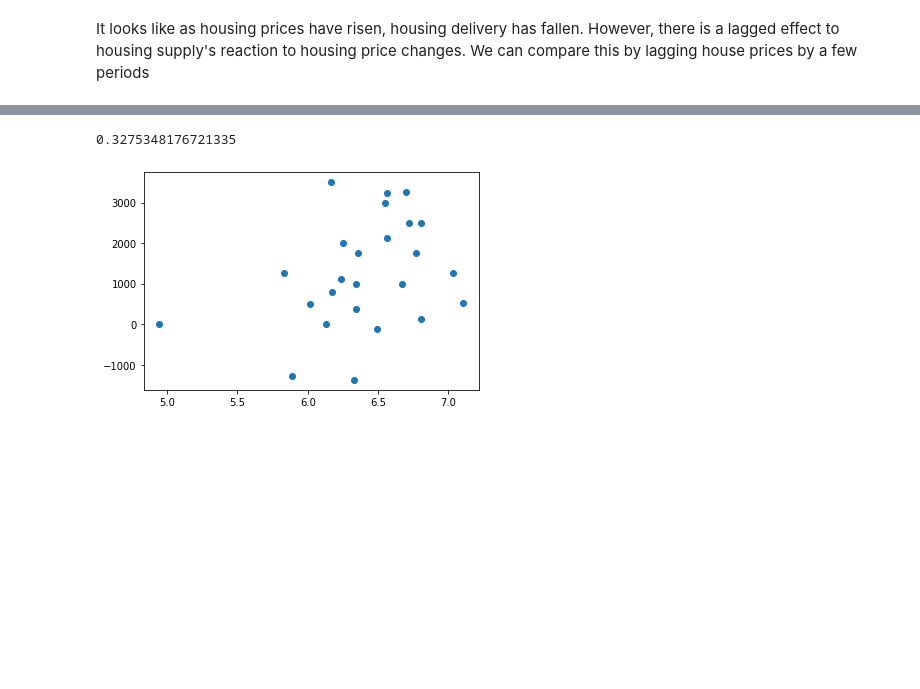
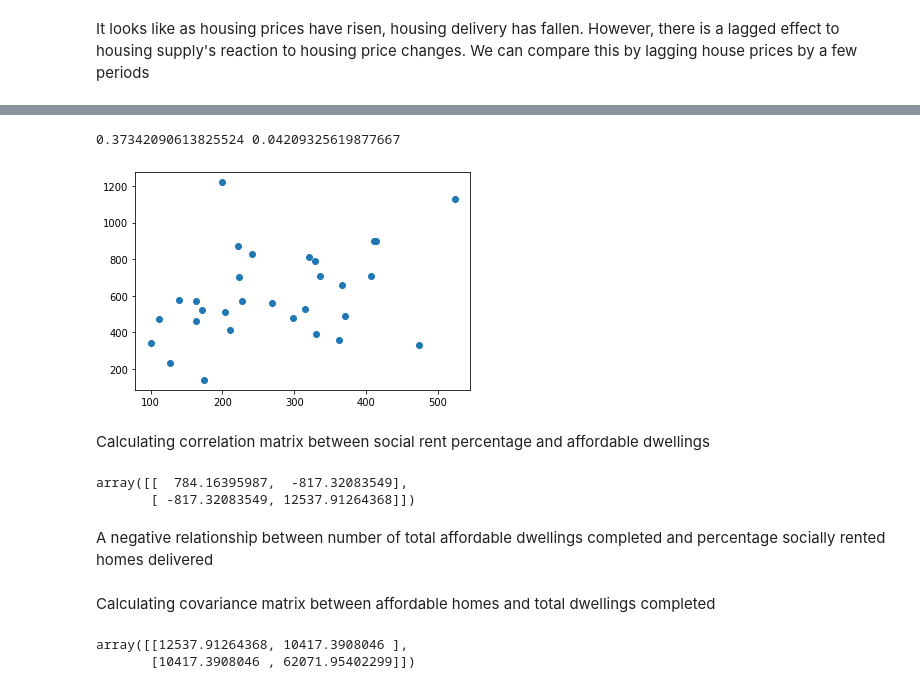
Before and after one commit to potato-bit/RA, a Jupyter notebook: cleaned datasets/analysis.ipynb, the cells around one changed output, grey strips where cells are left out. Cells and saved outputs as stored; diff of their text form; code cells hidden in the pictures; blank space fills up the shorter version.

```diff
--- a/cleaned datasets/analysis.ipynb
+++ b/cleaned datasets/analysis.ipynb
@@ -98,3 +98,6 @@ Filling in some missing values using external data and interpolation
 dcov.loc[13,'DC_Total'] = 140
 # %%
 dcov['DC_Total'] = dcov['DC_Total'].interpolate()
+# %%
+dcov['SR_p'] = (dcov['SR']/dcov['AR'])*100
+dcov
@@ -204,9 +231,25 @@ Text(0.5, 0.98, 'Housing Delivery and Housing Prices')
 # %%
 from scipy.stats import pearsonr
 # %%
-plt.scatter(y3[3:],b)
-corr, _ = pearsonr(y3[5:],b[2:])
-print(corr)
+plt.scatter(dcov['AR'],dcov['DC_Total'])
+corr, _ = pearsonr(dcov['AR'],dcov['DC_Total'])
+print(corr,_)
 # %% [output]
-0.3275348176721335
+0.37342090613825524 0.04209325619877667
-[figure, old version]
+[figure, new version]
+# %% [markdown]
+Calculating correlation matrix between social rent percentage and affordable dwellings
+# %%
+np.cov(dcov['SR_p'],dcov['AR'])
+# %% [output]
+array([[  784.16395987,  -817.32083549],
+       [ -817.32083549, 12537.91264368]])
+# %% [markdown]
+A negative relationship between number of total affordable dwellings completed and percentage socially rented homes delivered
+# %% [markdown]
+Calculating covariance matrix between affordable homes and total dwellings completed
+# %%
+np.cov(dcov['AR'],dcov['DC_Total'])
+# %% [output]
+array([[12537.91264368, 10417.3908046 ],
+       [10417.3908046 , 62071.95402299]])
```
Also changed, not shown: parts of 16 cells of this notebook, 1 other file.
